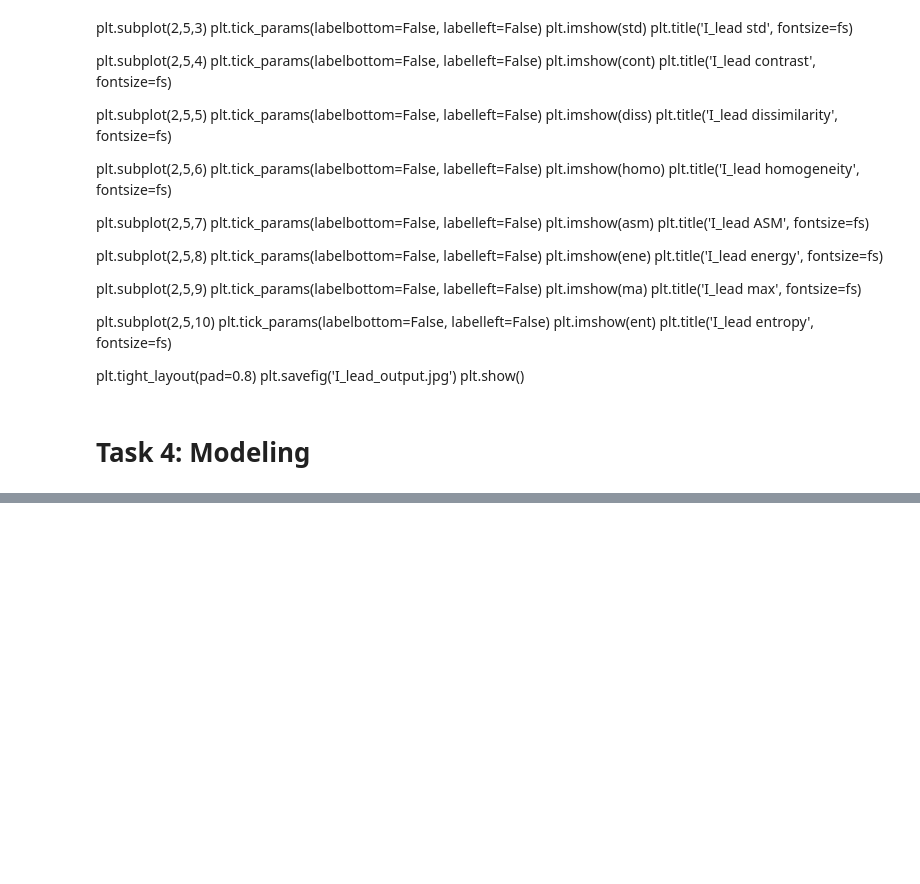
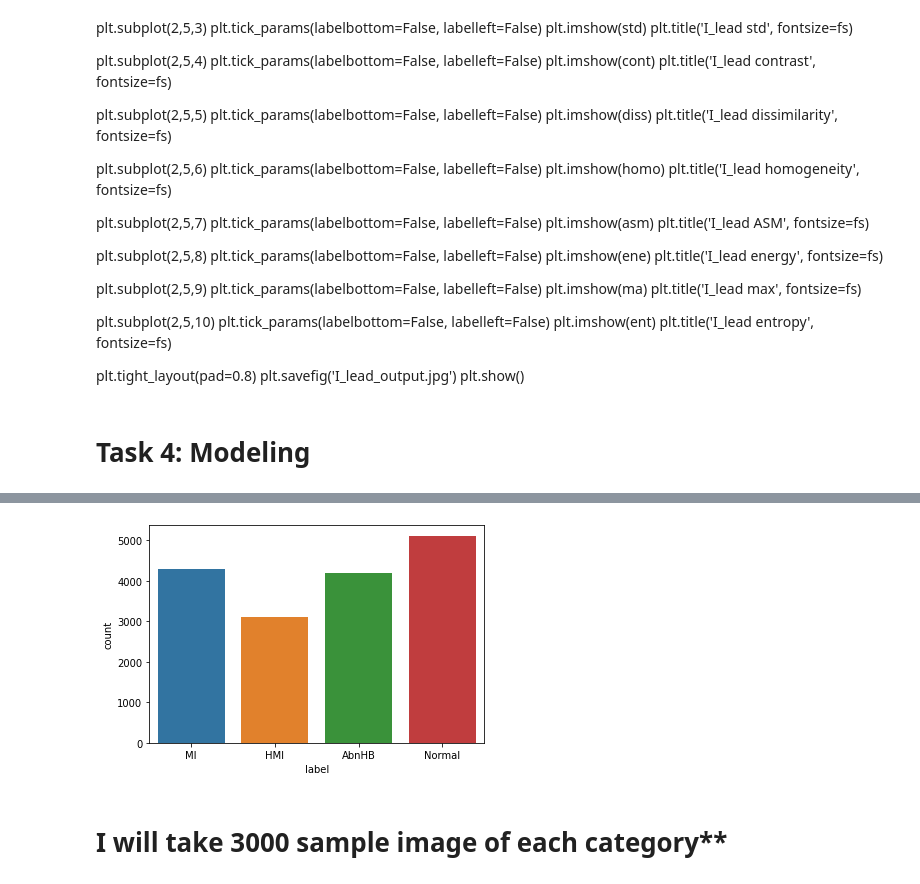
Before and after one commit to OmdenaAI/omdena-morocco-heartrisk, a Jupyter notebook: src/tasks/task-5-data-preprocessing-with-ayoub/ecg-data-preprocessing.ipynb, the cells around one changed output, grey strips where cells are left out. Saved outputs shown, nothing was run; the diff lists cells and outputs as text; code cells hidden in the pictures; blank space fills up the shorter version.

```diff
--- a/src/tasks/task-5-data-preprocessing-with-ayoub/ecg-data-preprocessing.ipynb
+++ b/src/tasks/task-5-data-preprocessing-with-ayoub/ecg-data-preprocessing.ipynb
@@ -734,0 +1019,7 @@ plt.show()
+# %%
+sns.countplot(df["label"])
+plt.show();
+# %% [output]
+[figure, added]
+# %% [markdown]
+# I will take 3000 sample image of each category**
```
Also changed, not shown: parts of 59 cells of this notebook.
